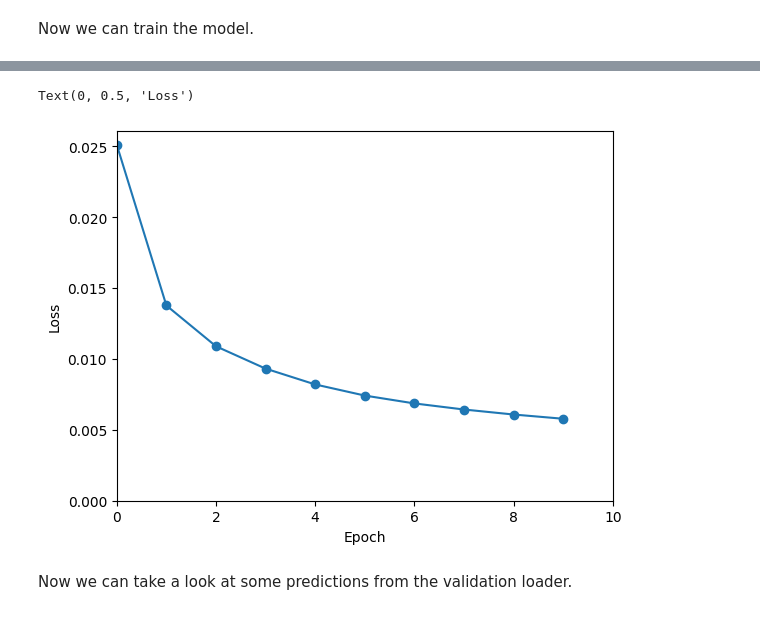
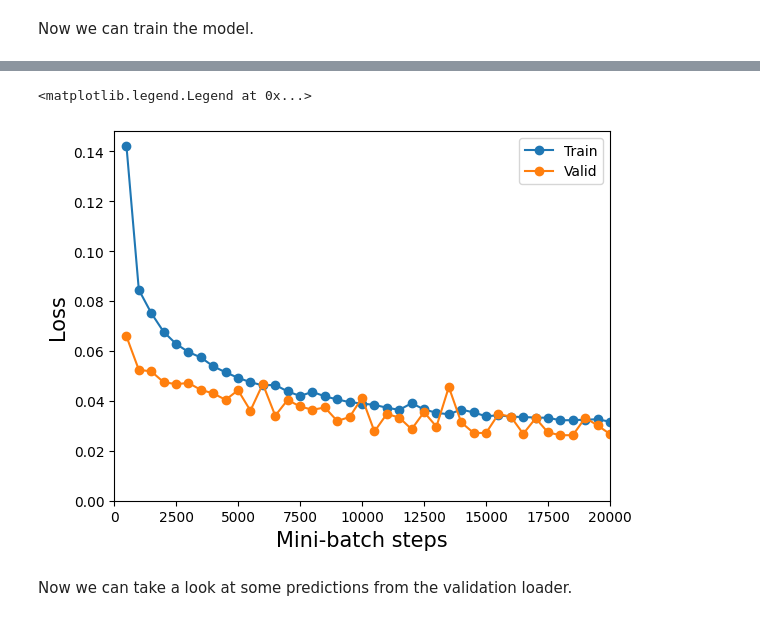
Before and after one commit to jdenholm/TorchTools, a Jupyter notebook: demos/autoencoder-demo.ipynb, the cells around one changed output, grey strips where cells are left out. Saved outputs shown, nothing was run; the diff lists cells and outputs as text; code cells hidden in the pictures.

```diff
--- a/demos/autoencoder-demo.ipynb
+++ b/demos/autoencoder-demo.ipynb
@@ -42,9 +92,8 @@ from torch_tools import AutoEncoder2d
 DEVICE = "cuda" if is_available() else "cpu"
 
 model = AutoEncoder2d(
-    in_chans=1,
-    out_chans=1,
-    num_layers=3,
+    in_chans=3,
+    out_chans=3,
     block_style="conv_res",
 ).to(DEVICE)
 
@@ -72,10 +121,7 @@ Now, we set up the optimiser and loss function.
 # %%
 from torch.optim import Adam
-from torch.nn import L1Loss
 
-optimiser = Adam(model.parameters(), lr=1e-4)
-
-loss_func = L1Loss()
+optimiser = Adam(model.parameters(), lr=1e-4, weight_decay=1e-4)
 # %% [markdown]
 And now we write our training loop.
 # %%
@@ -162,17 +250,34 @@ Epoch 9 time: 40.255790 seconds
 # %%
 import matplotlib.pyplot as plt
+from numpy import linspace
+
+
+metrics = DataFrame(train_metrics).join(
+    DataFrame(valid_metrics),
+    lsuffix="_train",
+    rsuffix="_valid",
+)
 
 figure, axes = plt.subplots(1, 1)
-axes.plot(metrics["loss"], "-o")
+
+for key in ["train", "valid"]:
+    axes.plot(
+        linspace(1, len(metrics), len(metrics)) * interval,
+        metrics[f"loss_{key}"],
+        "-o",
+        label=key.capitalize(),
+    )
 
 axes.set_ylim(bottom=0.0)
-axes.set_xlim(left=0.0, right=epochs)
+axes.set_xlim(left=0.0, right=len(metrics) * interval)
 
-axes.set_xlabel("Epoch")
-axes.set_ylabel("Loss")
+axes.set_xlabel("Mini-batch steps", fontsize=15)
+axes.set_ylabel("Loss", fontsize=15)
+
+axes.legend()
 # %% [output]
-Text(0, 0.5, 'Loss')
+<matplotlib.legend.Legend at 0x...>
-[figure, old version]
+[figure, new version]
 # %% [markdown]
 Now we can take a look at some predictions from the validation loader.
 # %%
```
Also changed, not shown: parts of 13 cells of this notebook, 1 other file.
